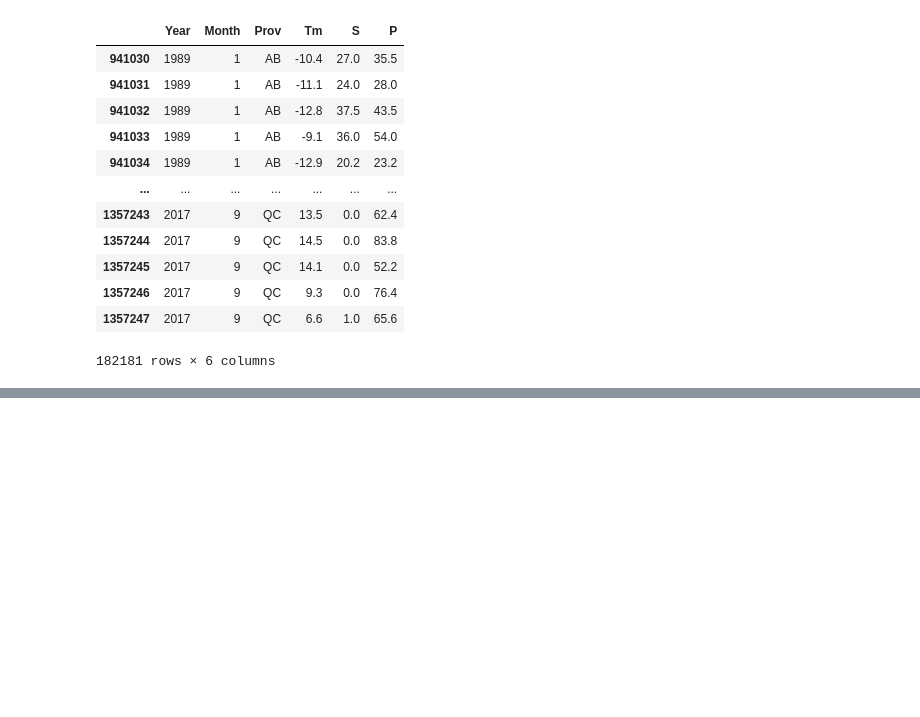
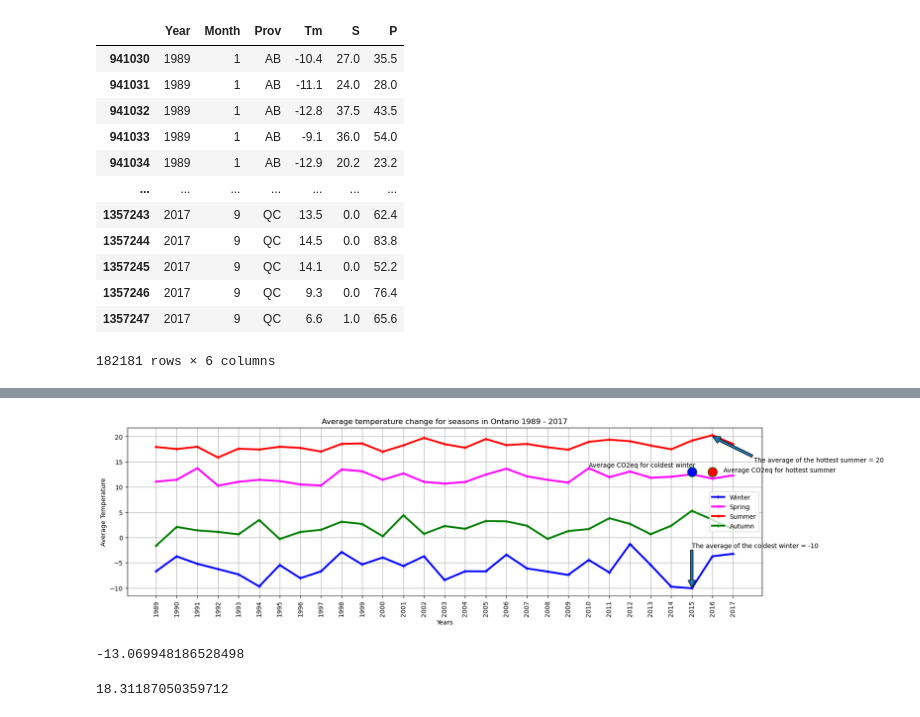
Before and after one commit to fabiomarcullo/Project_1_Climate_Action_Goals, a Jupyter notebook: Canada_Temperature.ipynb, the cells around one changed output, grey strips where cells are left out. Saved outputs shown, nothing was run; the diff lists cells and outputs as text; code cells hidden in the pictures; blank space fills up the shorter version.

```diff
--- a/Canada_Temperature.ipynb
+++ b/Canada_Temperature.ipynb
@@ -94,0 +210,45 @@ print(Prov_AB)
+# %%
+#locate the seasons for ON
+ON_autumn_group = Prov_ON.loc[Prov_ON["Seasons"] == "Autumn"]
+ON_spring_group = Prov_ON.loc[Prov_ON["Seasons"] == "Spring"]
+ON_winter_group = Prov_ON.loc[Prov_ON["Seasons"] == "Winter"]
+ON_summer_group = Prov_ON.loc[Prov_ON["Seasons"] == "Summer"]
+
+
+#ON line grapgh
+x_ON_w = [26]
+y_ON_w = [13]
+x_ON_s = [27]
+y_ON_s = [13]
+plt.figure().set_figwidth(18)
+plt.annotate('The average of the coldest winter = -10',xy=(26,-10),xytext=(26,-2),arrowprops={})
+plt.annotate('The average of the hottest summer = 20',xy=(27,20),xytext=(29,15),arrowprops={})
+ON_winter = plt.plot(ON_winter_group["Year"],ON_winter_group ["Average Temperature_mean"] , marker="+",color="blue", linewidth=3, label = "Winter" )
+ON_spring = plt.plot(ON_spring_group["Year"],ON_spring_group ["Average Temperature_mean"] , marker="+",color="magenta", linewidth=3, label = "Spring")
+ON_summer = plt.plot(ON_summer_group["Year"],ON_summer_group ["Average Temperature_mean"] , marker="+",color="red", linewidth=3, label = "Summer")
+ON_autumn = plt.plot(ON_autumn_group["Year"],ON_autumn_group ["Average Temperature_mean"] , marker="+",color="green", linewidth=3, label = "Autumn")
+plt.xlabel('Years')
+plt.ylabel('Average Temperature')
+plt.title("Average temperature change for seasons in Ontario 1989 - 2017")
+plt.xticks(rotation=90)
+plt.legend(loc = "right")
+plt.grid()
+plt.plot(x_ON_w, y_ON_w, marker="o", markersize=15, markeredgecolor="green", markerfacecolor="blue")
+plt.plot(x_ON_s, y_ON_s, marker="o", markersize=15, markeredgecolor="green", markerfacecolor="red")
+plt.text(21,14,'Average CO2eq for coldest winter')
+plt.text(33,13,'Average CO2eq for hottest summer',horizontalalignment='right')
+plt.show()
+# %% [output]
+[figure, added]
+# %%
+QC_winter_group = Prov_QC.loc[Prov_QC["Seasons"] == "Winter"]
+Coldest_winter_QC = QC_winter_group['Average Temperature_mean'].min()
+Coldest_winter_QC
+# %% [output]
+-13.069948186528498
+# %%
+QC_summer_group = Prov_QC.loc[Prov_QC["Seasons"] == "Summer"]
+Hottest_summer_QC = QC_summer_group['Average Temperature_mean'].max()
+Hottest_summer_QC
+# %% [output]
+18.31187050359712
```
Also changed, not shown: parts of 45 cells of this notebook, 4 other files.
